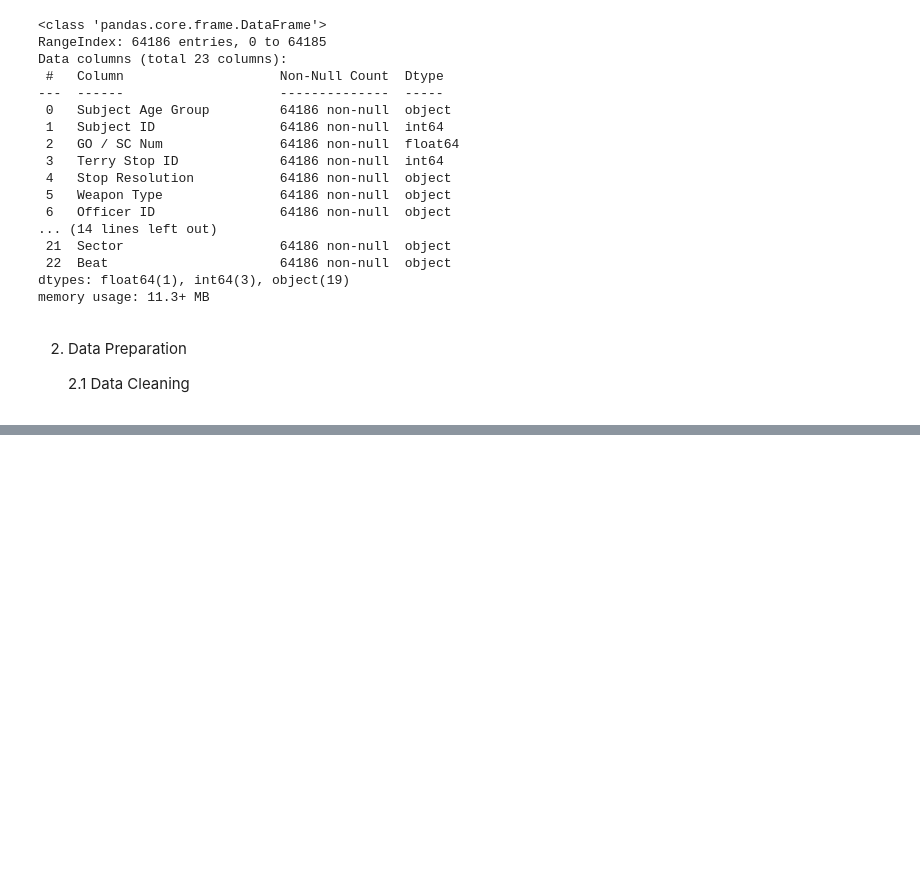
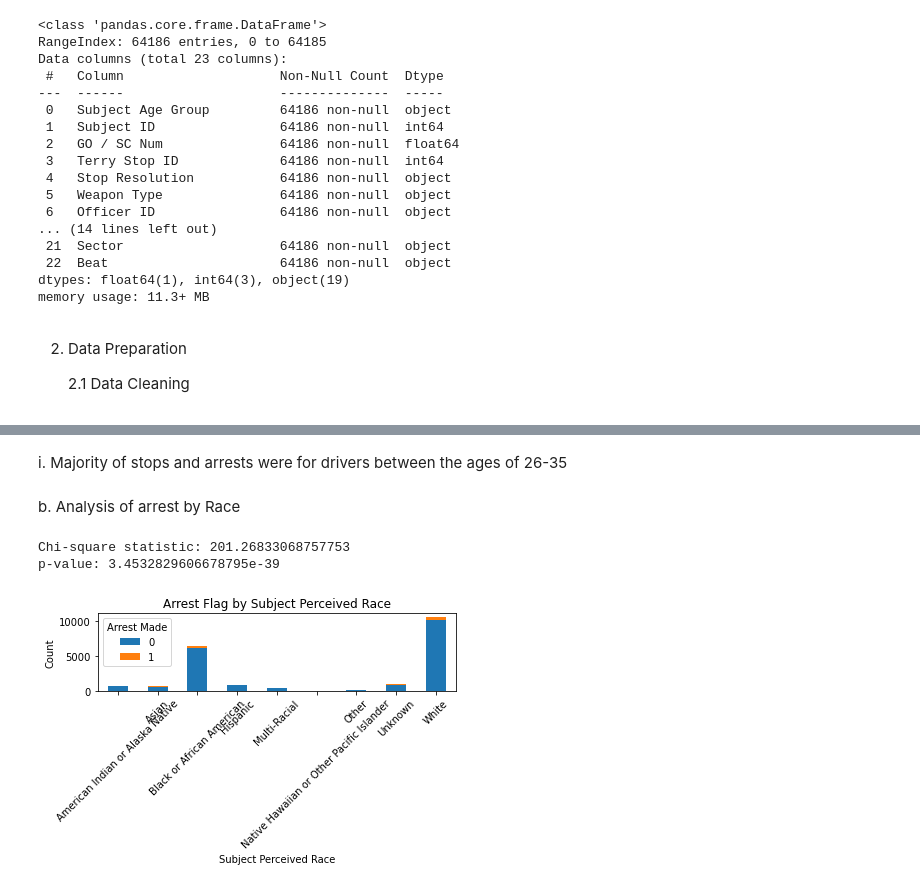
Before and after one commit to oomollo/Terry_Stops_Predictions, a Jupyter notebook: terry_stops_prediction.ipynb, the cells around one changed output, grey strips where cells are left out. Saved outputs shown, nothing was run; the diff lists cells and outputs as text; code cells hidden in the pictures; blank space fills up the shorter version.

```diff
--- a/terry_stops_prediction.ipynb
+++ b/terry_stops_prediction.ipynb
@@ -130,0 +202,25 @@ df_cleaned.drop_duplicates()
+# %% [markdown]
+i. Majority of stops and arrests were for drivers between the ages of 26-35
+# %% [markdown]
+b. Analysis of arrest by Race
+# %%
+race_arrest_ct = pd.crosstab(df_cleaned['Subject Perceived Race'], df_cleaned['Arrest Flag'])
+
+# Chi-square test
+chi2, p, dof, expected = chi2_contingency(race_arrest_ct)
+print("Chi-square statistic:", chi2)
+print("p-value:", p)
+
+# Optional: Stacked bar chart
+race_arrest_ct.plot(kind='bar', stacked=True)
+plt.title('Arrest Flag by Subject Perceived Race')
+plt.xlabel('Subject Perceived Race')
+plt.ylabel('Count')
+plt.legend(title='Arrest Made')
+plt.xticks(rotation=45)
+plt.tight_layout()
+plt.show()
+# %% [output]
+Chi-square statistic: 201.26833068757753
+p-value: 3.4532829606678795e-39
+[figure, added]
```
Also changed, not shown: parts of 54 cells of this notebook, 6 other files.
